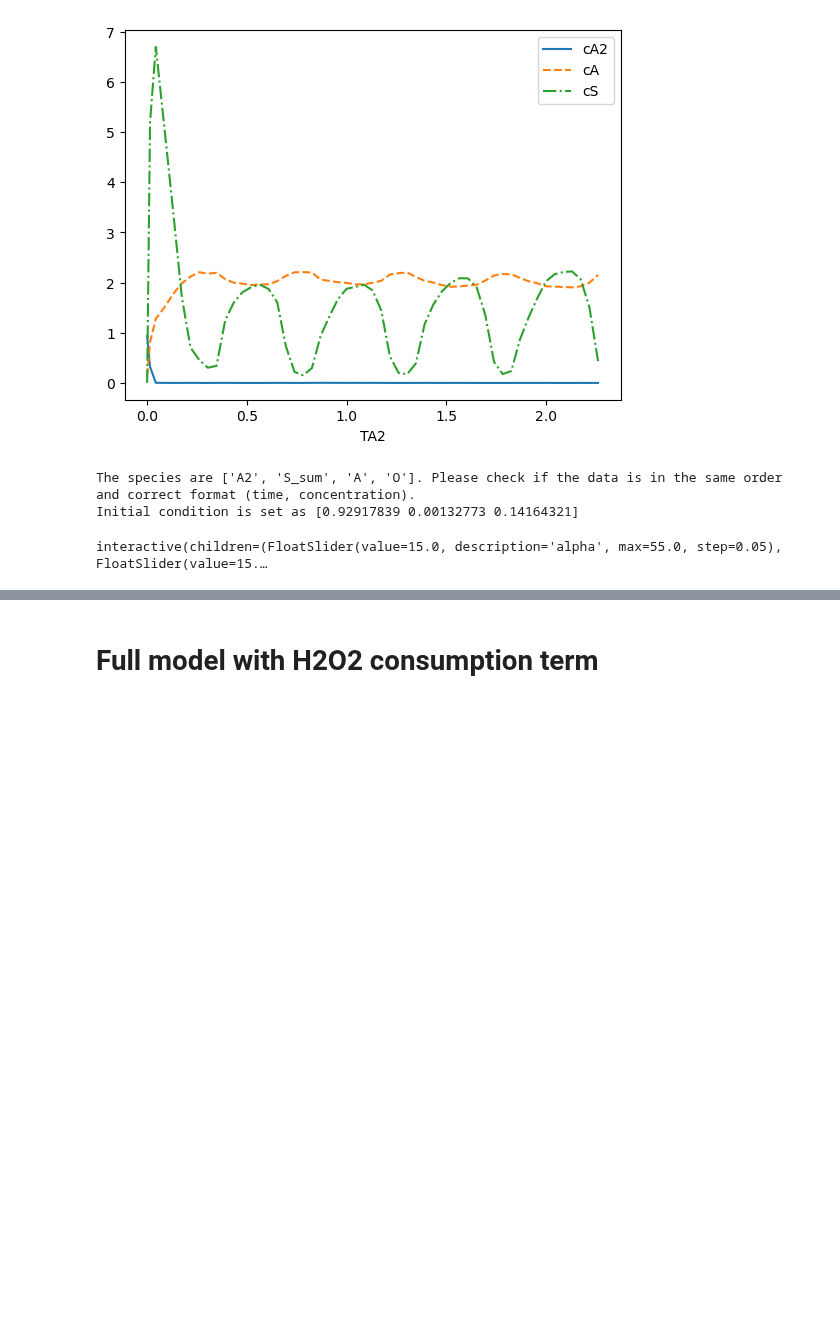
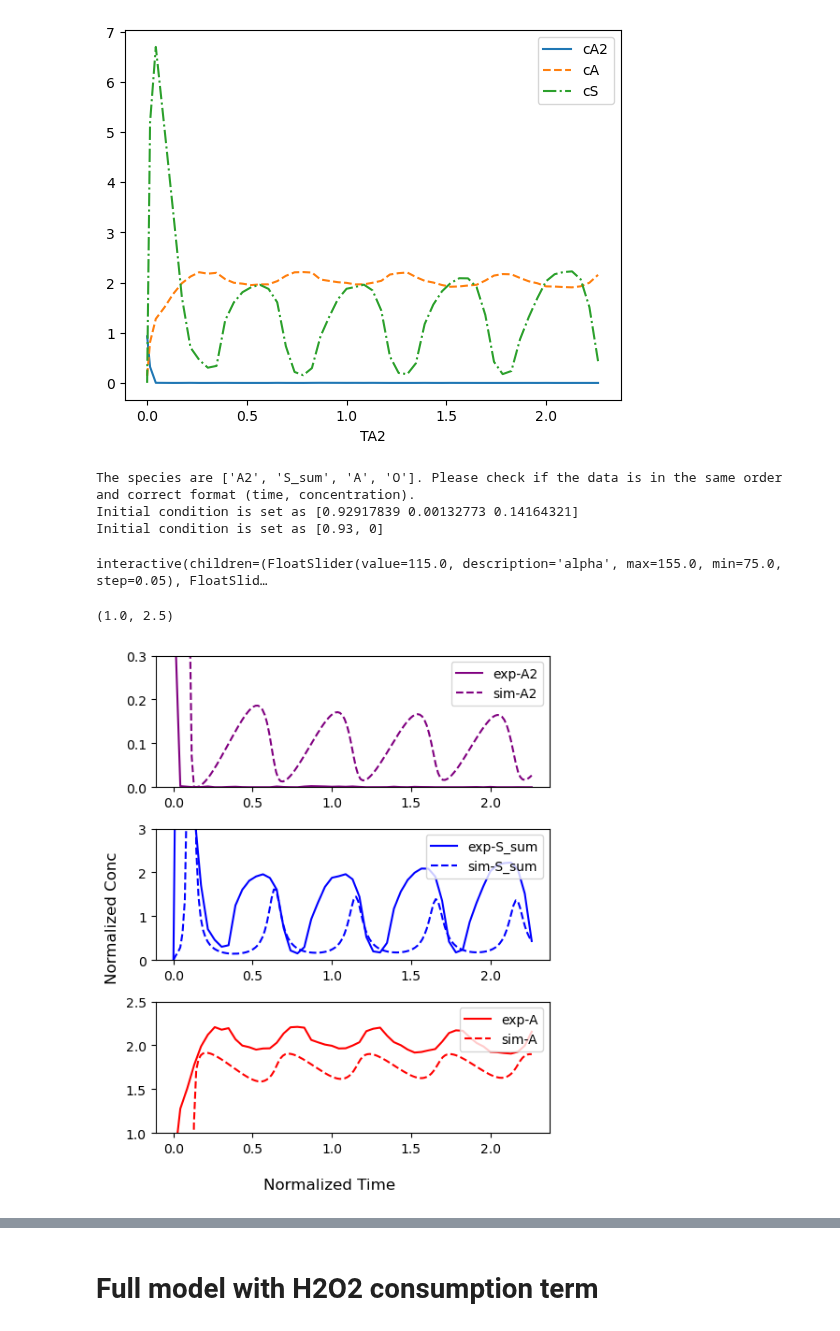
Before and after one commit to Zhiheng419/Chemical_Oscillation_Model, a Jupyter notebook: delayed_model_NatChem_fig1.ipynb, the cells around one changed output, grey strips where cells are left out. Cells and saved outputs as stored; diff of their text form; code cells hidden in the pictures; blank space fills up the shorter version.

```diff
--- a/delayed_model_NatChem_fig1.ipynb
+++ b/delayed_model_NatChem_fig1.ipynb
@@ -23,9 +23,9 @@ df_fig4_NatChem_MH.plot(x='TA2', y=['cA2', 'cA', 'cS'], style=['-', '--', '-.'])
 <Axes: xlabel='TA2'>
 [figure]
 # %%
-params = np.array([15, 35.2, 0.65, 18.6])
+params = np.array([115.0, 6.0, 0.9, 24.4])
 consts = np.array([0.11, 2])
-delay = np.array([0.02, 0.045])
+delay = np.array([0.01, 0.03])
 init_cond = [0.9, 0]
 delayed_model_fig4 = delayed_oscillation(delayed_approx_model_FTC, delay=delay, params=params, consts=consts, init_cond=init_cond, calc_all=calc_all_delayed_approx_model_FTC)
 delayed_model_fig4.add_exp_data(df_fig4_NatChem_MH)
@@ -33,12 +33,19 @@ delayed_model_fig4.set_init_cond([0.93, 0])
 # %% [output]
 The species are ['A2', 'S_sum', 'A', 'O']. Please check if the data is in the same order and correct format (time, concentration).
 Initial condition is set as [0.92917839 0.00132773 0.14164321]
+Initial condition is set as [0.93, 0]
 # %%
-delayed_model_fig4.set_delay([0.005, 0.01])
-delayed_model_fig4.set_params([15, 15, 0.55, 10])
+delayed_model_fig4.set_delay([0.01, 0.03])
 delayed_model_fig4.interactive_plot(exp=True, ran=40, ylim=3)
 # %% [output]
-interactive(children=(FloatSlider(value=15.0, description='alpha', max=55.0, step=0.05), FloatSlider(value=15.…
+interactive(children=(FloatSlider(value=115.0, description='alpha', max=155.0, min=75.0, step=0.05), FloatSlid…
+# %%
+fig, axes = delayed_model_fig4.plot(exp=True, ylim=3, nvars=3)
+axes[0].set_ylim([0, 0.3])
+axes[2].set_ylim([1, 2.5])
+# %% [output]
+(1.0, 2.5)
+[figure, added]
 # %%
 df_figS3_NatChem_MH = pd.read_csv(r'Data_sets\3a_figS3_osc_NatChem_MH.csv')
 cut_off, CMC_3a = 5.25, 1.56
```
Also changed, not shown: parts of 4 cells of this notebook, 6 other files.
